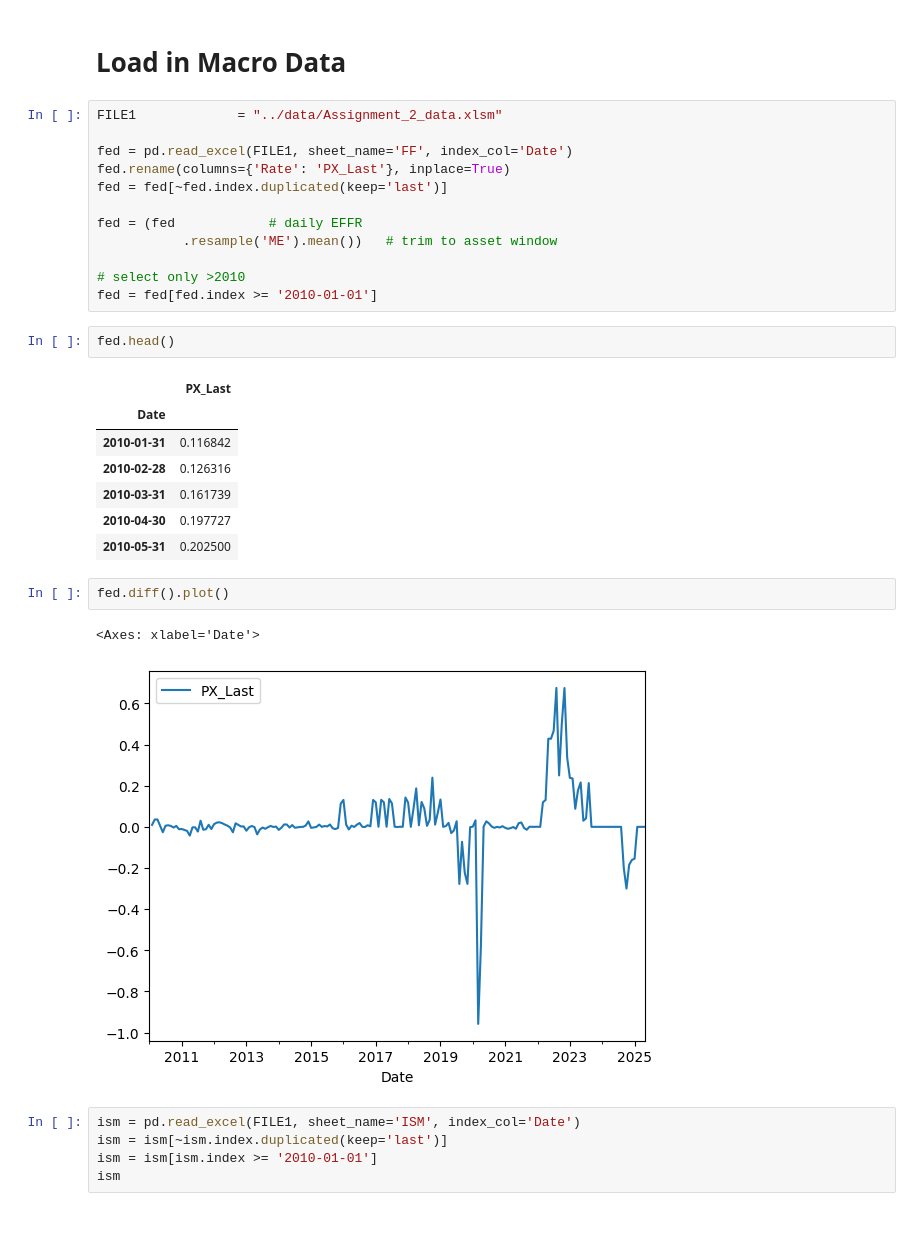
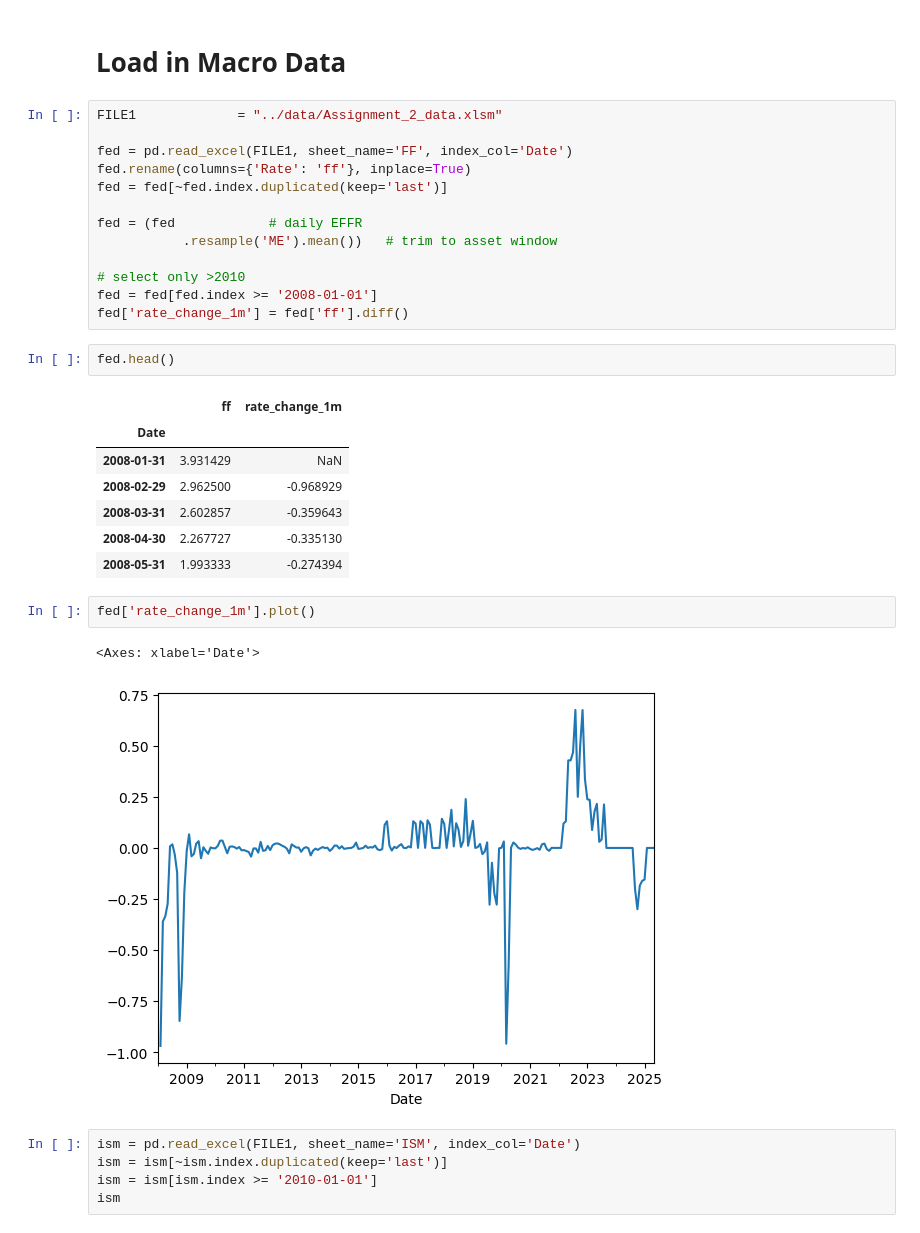
Before and after one commit to Kunj121/MacroFinance_HW2, a Jupyter notebook: hw3/macro_factors.ipynb, the cells around one changed output. Drawn from its saved outputs; the diff is of its cells as text.

```diff
--- a/hw3/macro_factors.ipynb
+++ b/hw3/macro_factors.ipynb
@@ -126,29 +128,30 @@ standardized_monthly_returns.head()
 FILE1             = "../data/Assignment_2_data.xlsm"
 
 fed = pd.read_excel(FILE1, sheet_name='FF', index_col='Date')
-fed.rename(columns={'Rate': 'PX_Last'}, inplace=True)
+fed.rename(columns={'Rate': 'ff'}, inplace=True)
 fed = fed[~fed.index.duplicated(keep='last')]
 
 fed = (fed            # daily EFFR
            .resample('ME').mean())   # trim to asset window
 
 # select only >2010
-fed = fed[fed.index >= '2010-01-01']
+fed = fed[fed.index >= '2008-01-01']
+fed['rate_change_1m'] = fed['ff'].diff()
 # %%
 fed.head()
 # %% [output]
-|  | PX_Last |
-| Date |  |
-| 2010-01-31 | 0.116842 |
-| 2010-02-28 | 0.126316 |
-| 2010-03-31 | 0.161739 |
-| 2010-04-30 | 0.197727 |
-| 2010-05-31 | 0.202500 |
+|  | ff | rate_change_1m |
+| Date |  |  |
+| 2008-01-31 | 3.931429 | NaN |
+| 2008-02-29 | 2.962500 | -0.968929 |
+| 2008-03-31 | 2.602857 | -0.359643 |
+| 2008-04-30 | 2.267727 | -0.335130 |
+| 2008-05-31 | 1.993333 | -0.274394 |
 # %%
-fed.diff().plot()
+fed['rate_change_1m'].plot()
 # %% [output]
 <Axes: xlabel='Date'>
-[figure, old version]
+[figure, new version]
 # %%
 ism = pd.read_excel(FILE1, sheet_name='ISM', index_col='Date')
 ism = ism[~ism.index.duplicated(keep='last')]
```
Also changed, not shown: parts of 11 cells of this notebook.
